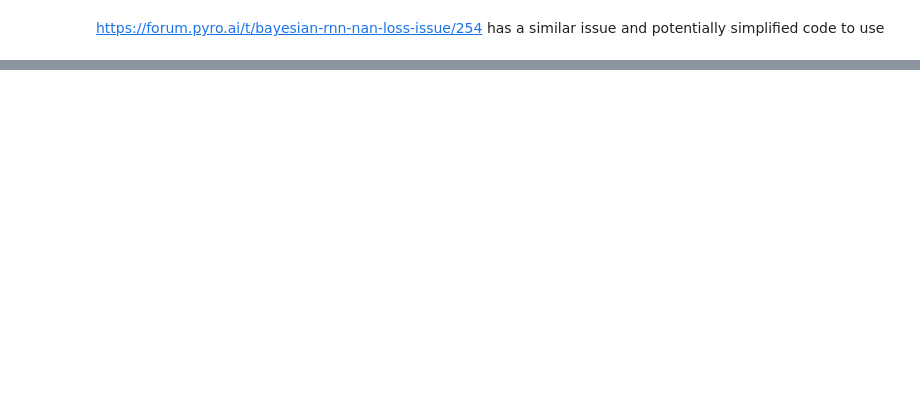
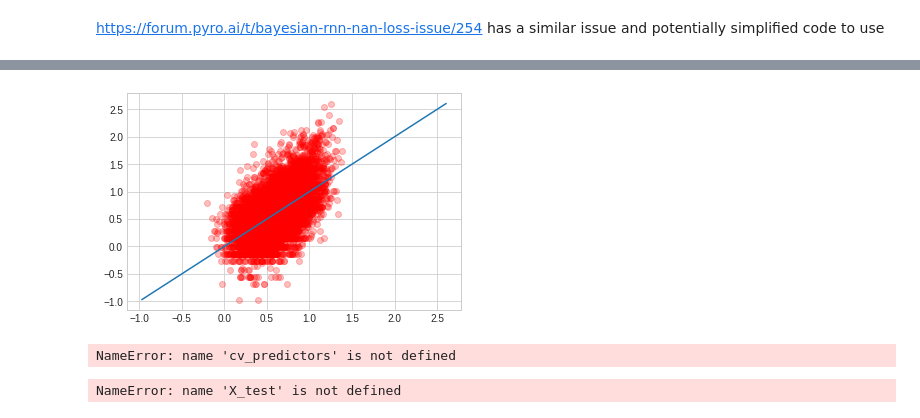
Before and after one commit to jdiaz4302/tornadoesr_further, a Jupyter notebook: best_model_pyro.ipynb, the cells around one changed output, grey strips where cells are left out. Cells and saved outputs as stored; diff of their text form; code cells hidden in the pictures; blank space fills up the shorter version.

```diff
--- a/best_model_pyro.ipynb
+++ b/best_model_pyro.ipynb
@@ -564,0 +552,3 @@ https://forum.pyro.ai/t/bayesian-rnn-nan-loss-issue/254 has a similar issue and
+# %%
+for i in what_is_this.parameters():
+    print(i)
@@ -564,0 +730,32 @@ https://forum.pyro.ai/t/bayesian-rnn-nan-loss-issue/254 has a similar issue and
+# %%
+plt.scatter(x = mean, y = tornado_outcome.values, alpha = 0.25, color = 'red')
+plt.plot([tornado_outcome.values.min(), tornado_outcome.values.max()],
+         [tornado_outcome.values.min(), tornado_outcome.values.max()]);
+# %% [output]
+[figure, added]
+# %%
+X_test = Variable(torch.from_numpy(cv_predictors).type(torch.FloatTensor))
+Y_test = Variable(torch.from_numpy(cv_outcome).type(torch.FloatTensor))
+# %% [output]
+NameError: name 'cv_predictors' is not defined
+# %%
+preds = []
+for i in range(100):
+    sampled_reg_model = guide(X_test)
+    pred = sampled_reg_model(X_test).data.numpy().flatten()
+    preds.append(pred)
+
+preds = np.array(preds)
+mean = np.mean(preds, axis=0)
+std = np.std(preds, axis=0) / 10
+y_test = Y_test.data.numpy()
+x = np.arange(len(y_test))
+
+plt.figure()
+plt.plot(x, mean, linestyle = '--', color = 'red')
+
+plt.plot(x, y_test, color = 'black')
+plt.fill_between(x, mean-std, mean+std, alpha = 0.3, color = 'orange')
+plt.show()
+# %% [output]
+NameError: name 'X_test' is not defined
```
Also changed, not shown: parts of 30 cells of this notebook.
